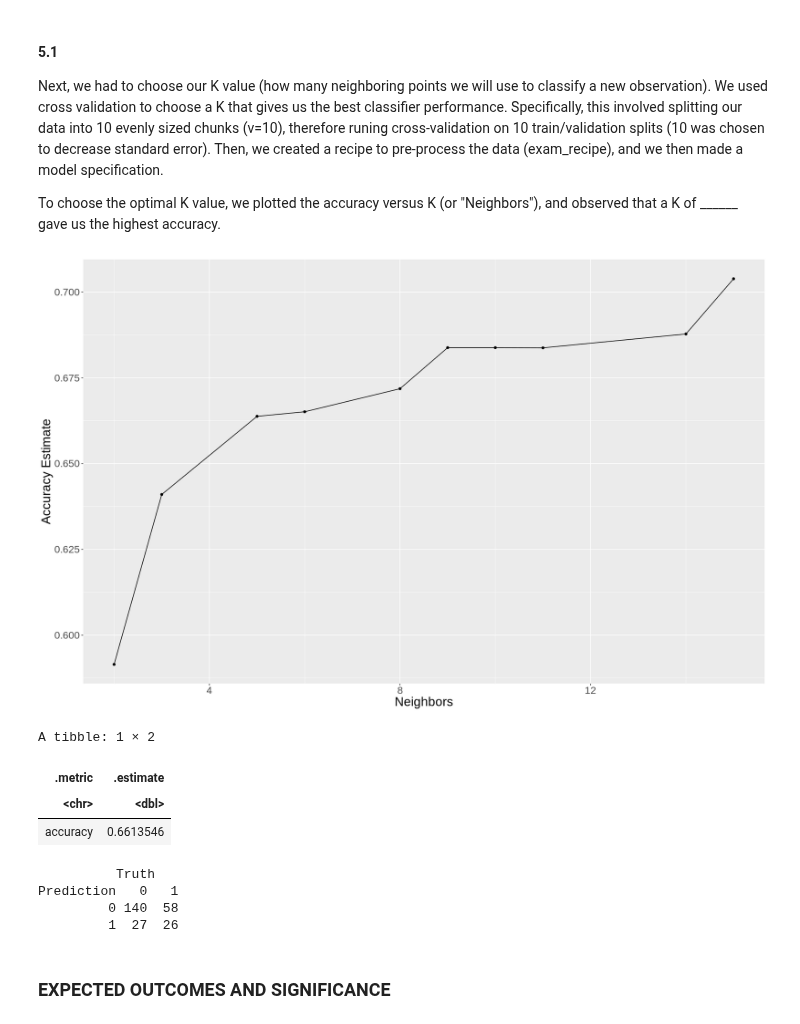
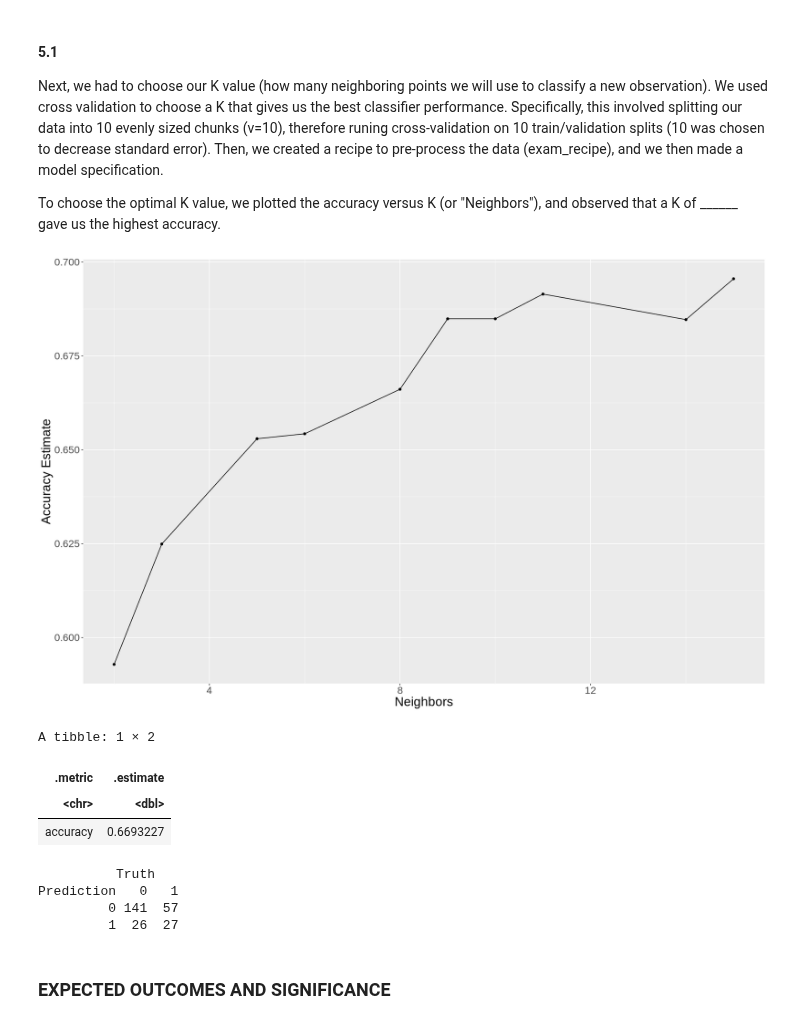
Before and after one commit to mayas02/dsci-100-2022w1-group-89, a Jupyter notebook: dataset.ipynb, the cells around one changed output. Cells and saved outputs as stored; diff of their text form; code cells hidden in the pictures.

```diff
--- a/dataset.ipynb
+++ b/dataset.ipynb
@@ -232,37 +232,37 @@ To choose the optimal K value, we plotted the accuracy versus K (or "Neighbors")
 # %%
 set.seed(2022)
 
-exam_vfold <- vfold_cv(exam_training, v = 10, strata = test.preparation.course)
+exam_vfold <- vfold_cv(exam_training, v = 11, strata = test.preparation.course)
 
 exam_recipe <- recipe(test.preparation.course ~ math.score + reading.score + writing.score, data = exam_training) |>
   step_scale(all_predictors()) |>
   step_center(all_predictors())
 
 knn_spec <- nearest_neighbor(weight_func = "rectangular", neighbors = tune()) |>
   set_engine("kknn") |>
   set_mode("classification")
 
 knn_results <- workflow() |>
   add_recipe(exam_recipe) |>
   add_model(knn_spec) |>
   tune_grid(resamples = exam_vfold, grid = 10) |>
   collect_metrics() |>
   filter(.metric == "accuracy")
 
 # Plot k values against their respective accuracies and choose optimal k value
 cross_val_plot <- knn_results |>
     ggplot(aes(x = neighbors, y = mean)) +
     geom_point() +
     geom_line() +
     labs(x = "Neighbors", y = "Accuracy Estimate") +
     theme(text = element_text(size = 20))
 cross_val_plot
 # %% [output]
-[figure, old version]
+[figure, new version]
 # %%
 set.seed(2022)
 
-knn_best_spec <- nearest_neighbor(weight_func = "rectangular", neighbors = 10) |>
+knn_best_spec <- nearest_neighbor(weight_func = "rectangular", neighbors = 12) |>
   set_engine("kknn") |>
   set_mode("classification")
 
@@ -288,11 +288,11 @@ exam_cm
 A tibble: 1 × 2
 | .metric | .estimate |
 | <chr> | <dbl> |
-| accuracy | 0.6613546 |
+| accuracy | 0.6693227 |
           Truth
 Prediction   0   1
-         0 140  58
-         1  27  26
+         0 141  57
+         1  26  27
 # %% [markdown]
 ### EXPECTED OUTCOMES AND SIGNIFICANCE
 # %% [markdown]
```
